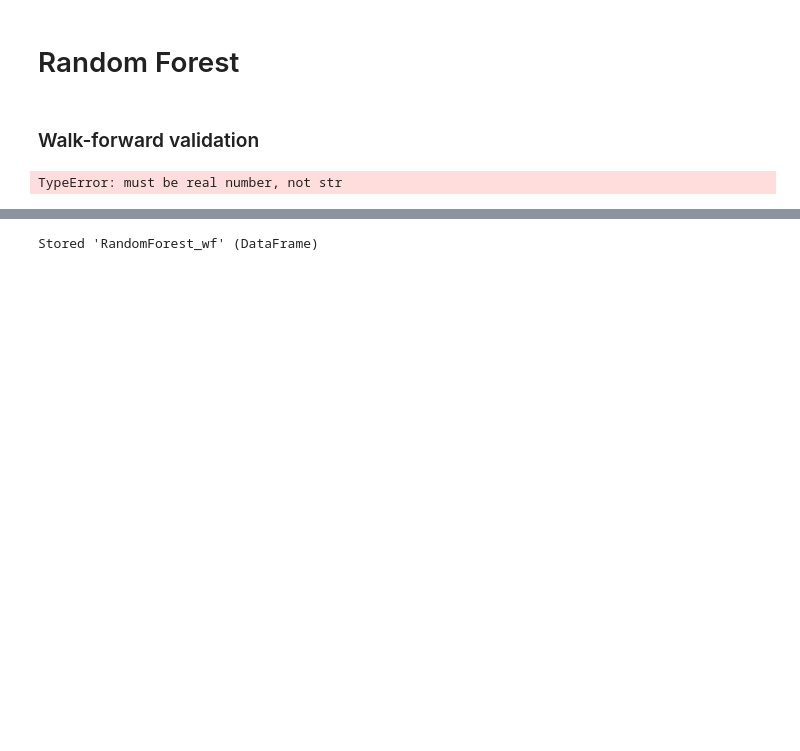
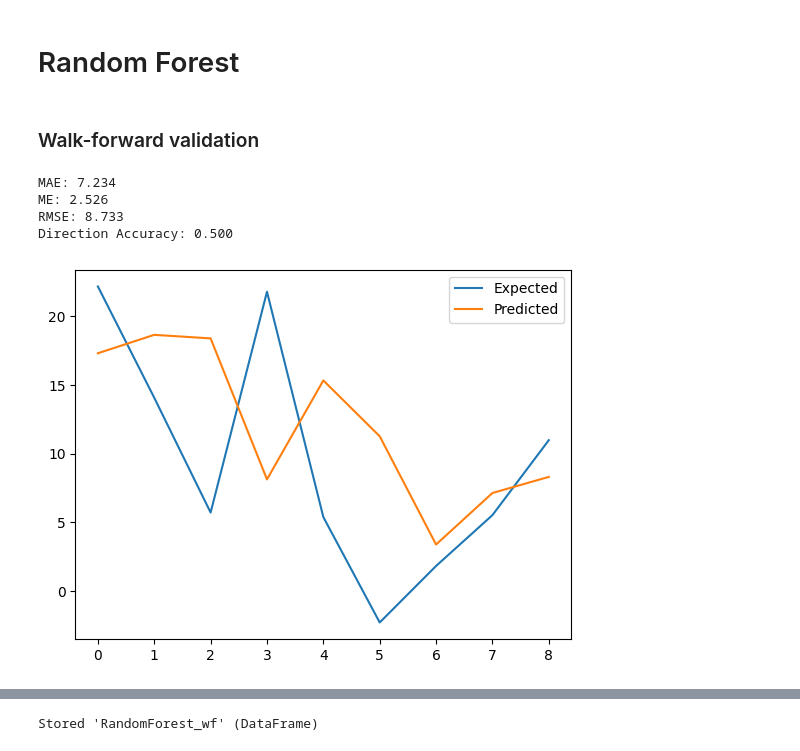
Before and after one commit to surajkarak/thesis, a Jupyter notebook: 3_RandomForest.ipynb, the cells around one changed output, grey strips where cells are left out. Drawn from its saved outputs; the diff is of its cells as text; code cells hidden in the pictures; blank space fills up the shorter version.

```diff
--- a/3_RandomForest.ipynb
+++ b/3_RandomForest.ipynb
@@ -112,24 +115,28 @@ def random_forest_forecast(train, testX):
 # %%
 # evaluate
-wf_accuracy_prod = rf_walk_forward_validation(rf_data, 6)
+wf_accuracy_prod = rf_walk_forward_validation(rf_data, nobs)
 mae = wf_accuracy_prod['mae']
 me = wf_accuracy_prod['me']
 rmse = wf_accuracy_prod['rmse']
 expected = wf_accuracy_prod['expected']
 predictions = wf_accuracy_prod['predictions']
 direction_accuracy = wf_accuracy_prod['direction_accuracy']
 
 print('MAE: %.3f' % mae)
 print('ME: %.3f' % me)
 print('RMSE: %.3f' % rmse)
 print('Direction Accuracy: %.3f' % direction_accuracy)
 # plot expected vs preducted
-plt.plot(y, label='Expected')
-plt.plot(yhat, label='Predicted')
+plt.plot(expected, label='Expected')
+plt.plot(predictions, label='Predicted')
 plt.legend()
 plt.show()
 # %% [output]
-TypeError: must be real number, not str
+MAE: 7.234
+ME: 2.526
+RMSE: 8.733
+Direction Accuracy: 0.500
+[figure, added]
 # %%
 results = {
     'mae': [mae],
```
Also changed, not shown: parts of 16 cells of this notebook, 5 other files.
